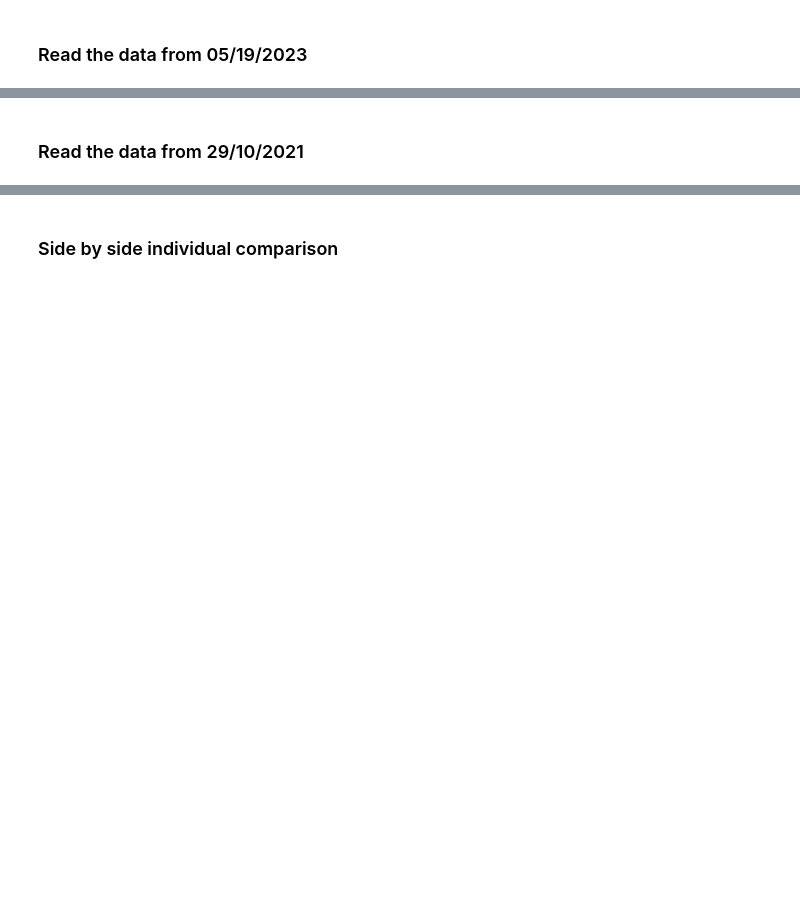
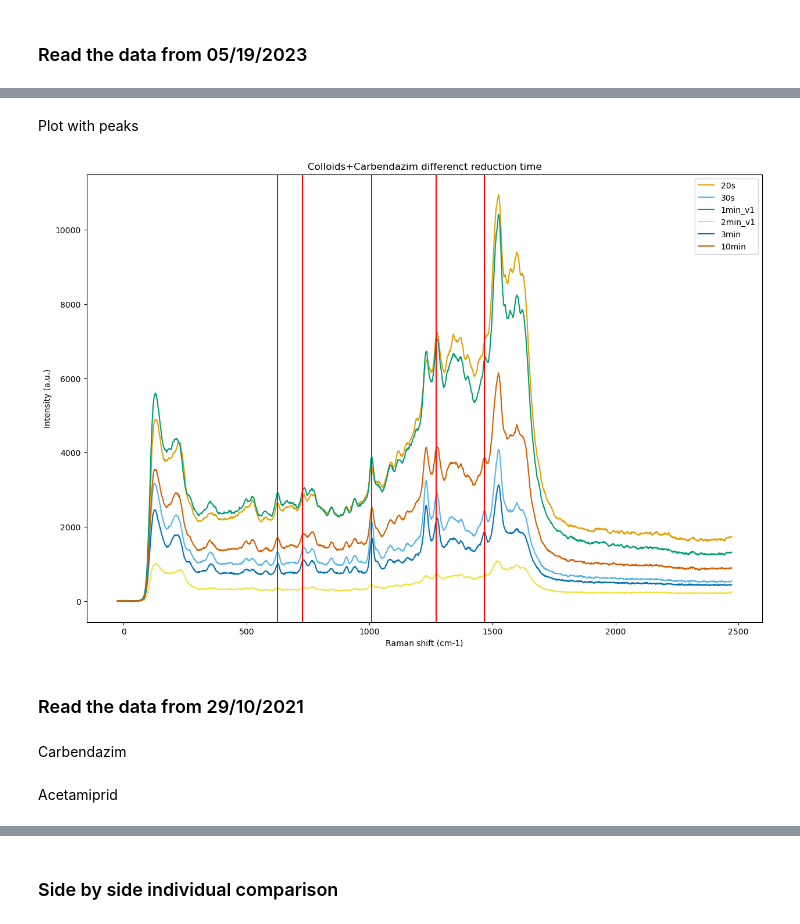
Before and after one commit to anva-kn/Raman, a Jupyter notebook: SEM&SERS.ipynb, the cells around one changed output, grey strips where cells are left out. Drawn from its saved outputs; the diff is of its cells as text; code cells hidden in the pictures; blank space fills up the shorter version.

```diff
--- a/SEM&SERS.ipynb
+++ b/SEM&SERS.ipynb
@@ -68,5 +79,26 @@ plt.show()
+# %% [markdown]
+Plot with peaks
+# %%
+plt.figure(figsize=(15, 10))
+plt.plot(f_sup, np.mean(car_20s, axis=0), label='20s', color=colors[0])
+plt.plot(f_sup, np.mean(car_30s, axis=0), label='30s', color=colors[1])
+plt.plot(f_sup, np.mean(car_1min_v1, axis=0), label='1min_v1', color=colors[2])
+plt.plot(f_sup, np.mean(car_2min_v1, axis=0), label='2min_v1', color=colors[3])
+plt.plot(f_sup, np.mean(car_3min, axis=0), label='3min', color=colors[4])
+plt.plot(f_sup, np.mean(car_10min, axis=0), label='10min', color=colors[5])
+for pos in carbendazim_peaks:
+    plt.axvline(x=pos, color='r')
+plt.legend()
+plt.title('Colloids+Carbendazim differenct reduction time')
+plt.xlabel('Raman shift (cm-1)')
+plt.ylabel('Intensity (a.u.)')
+plt.show()
+# %% [output]
+[figure, added]
 # %% [markdown]
 ### Read the data from 29/10/2021
+# %% [markdown]
+Carbendazim
 # %%
 f_sup_29, car_29_20s = rd.read_data('data/20211029 multiple colloidal SERS test/1/1_20_sec_coll_6X6_spectral_mapping_1s_msrmnt_2.tif')
 _, car_29_30s = rd.read_data('data/20211029 multiple colloidal SERS test/1/1_30_sec_coll_6X6_spectral_mapping_1s_msrmnt_2.tif')
@@ -74,3 +106,5 @@ _, car_29_1min = rd.read_data('data/20211029 multiple colloidal SERS test/1/1_1_
 _, car_29_2min = rd.read_data('data/20211029 multiple colloidal SERS test/1/1_2_min_coll_6X6_spectral_mapping_1s_msrmnt_2.tif')
 _, car_29_3min = rd.read_data('data/20211029 multiple colloidal SERS test/1/1_3_min_coll_6X6_spectral_mapping_1s_msrmnt_2.tif')
 _, car_29_10min = rd.read_data('data/20211029 multiple colloidal SERS test/1/1_10_min_coll_6X6_spectral_mapping_1s_msrmnt_2.tif')
+# %% [markdown]
+Acetamiprid
```
Also changed, not shown: parts of 24 cells of this notebook, 3 other files.
